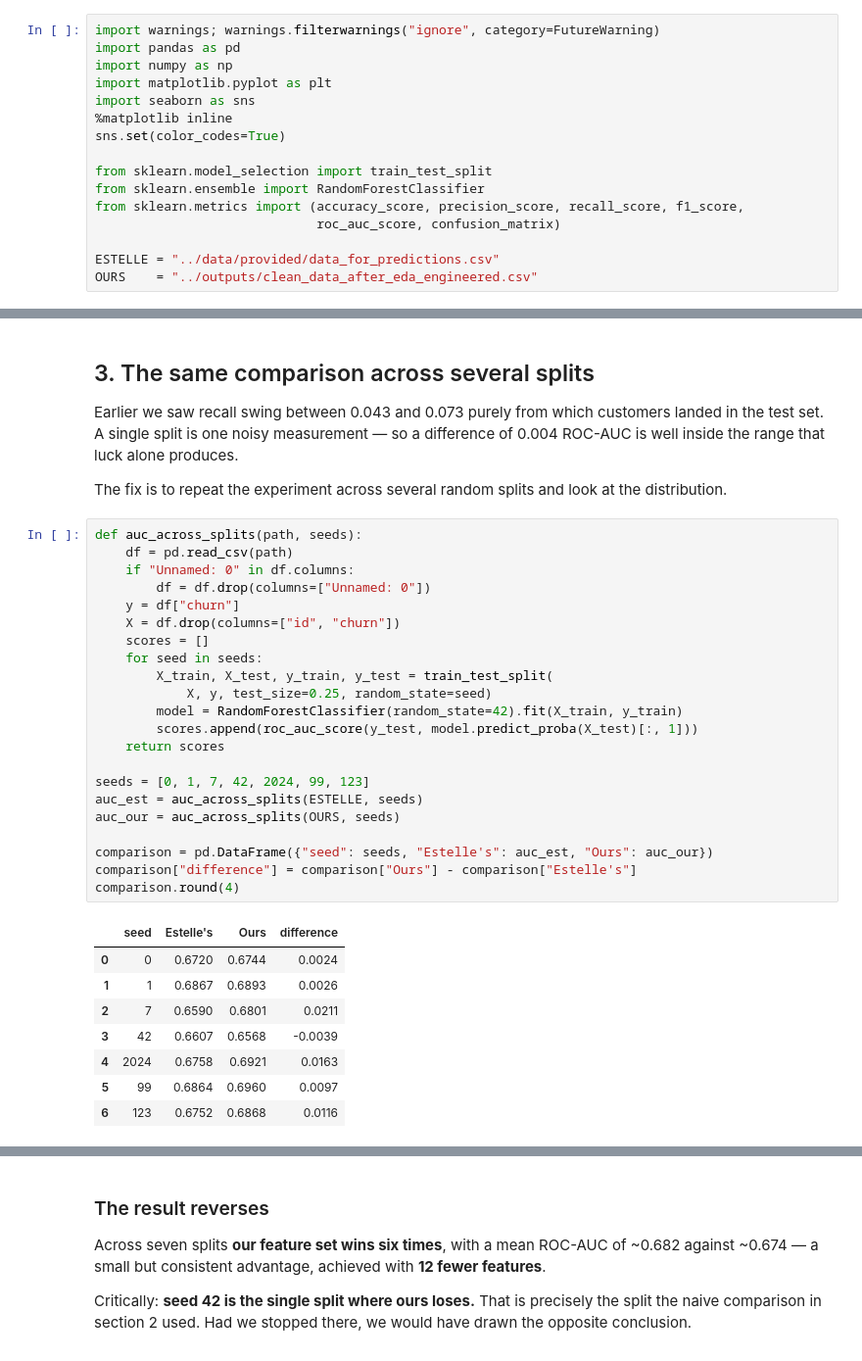
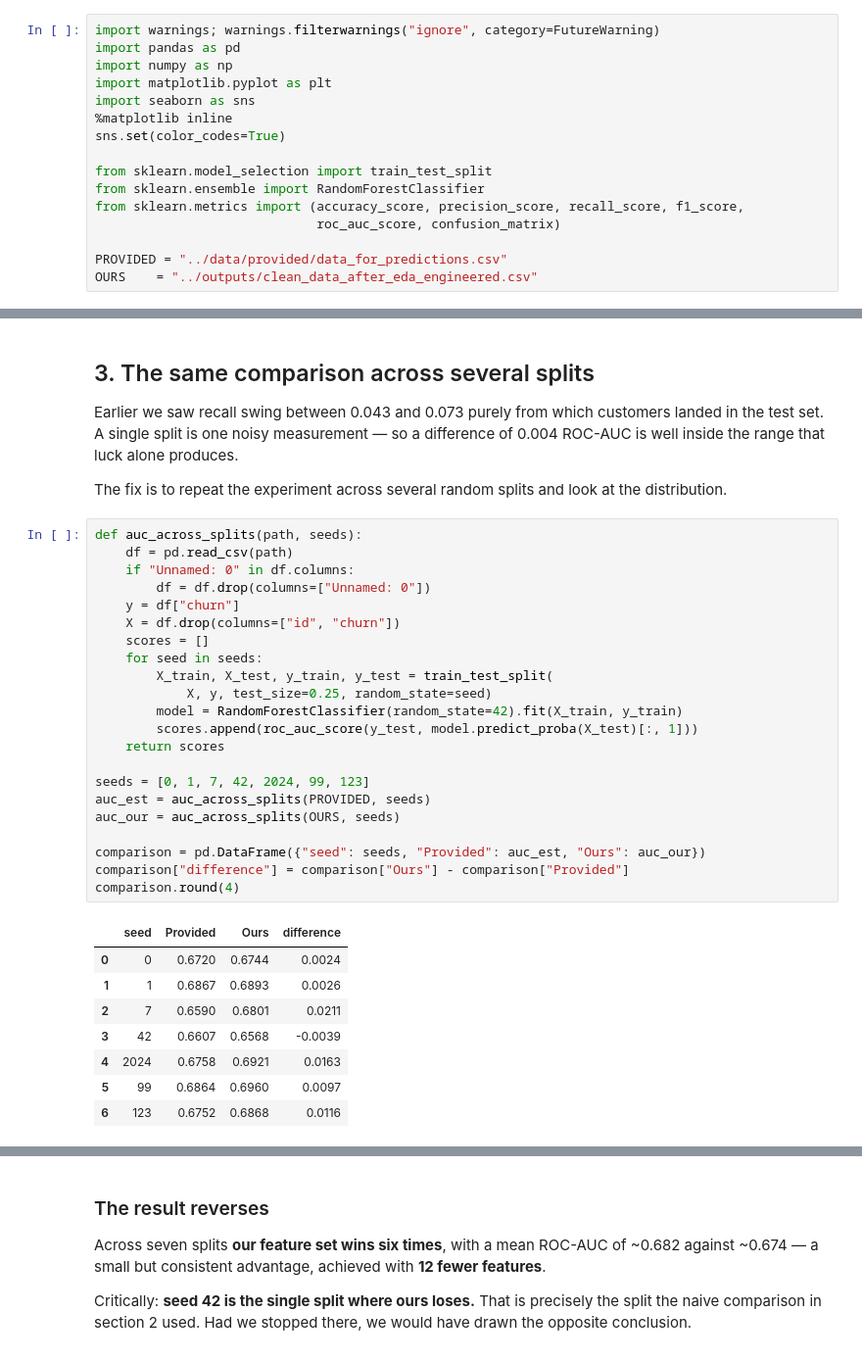
Before and after one commit to layaung-linnlett/powerco-churn-analysis, a Jupyter notebook: notebooks/04_feature_set_comparison.ipynb, the cells around one changed output, grey strips where cells are left out. Shown at 98% size. Drawn from its saved outputs; the diff is of its cells as text.

```diff
--- a/notebooks/04_feature_set_comparison.ipynb
+++ b/notebooks/04_feature_set_comparison.ipynb
@@ -38,7 +38,7 @@ from sklearn.ensemble import RandomForestClassifier
 from sklearn.metrics import (accuracy_score, precision_score, recall_score, f1_score,
                              roc_auc_score, confusion_matrix)
 
-ESTELLE = "../data/provided/data_for_predictions.csv"
+PROVIDED = "../data/provided/data_for_predictions.csv"
 OURS    = "../outputs/clean_data_after_eda_engineered.csv"
 # %% [markdown]
 ## 1. Confirm the two datasets are directly comparable
@@ -136,27 +136,27 @@ The fix is to repeat the experiment across several random splits and look at the
 # %%
 def auc_across_splits(path, seeds):
     df = pd.read_csv(path)
     if "Unnamed: 0" in df.columns:
         df = df.drop(columns=["Unnamed: 0"])
     y = df["churn"]
     X = df.drop(columns=["id", "churn"])
     scores = []
     for seed in seeds:
         X_train, X_test, y_train, y_test = train_test_split(
             X, y, test_size=0.25, random_state=seed)
         model = RandomForestClassifier(random_state=42).fit(X_train, y_train)
         scores.append(roc_auc_score(y_test, model.predict_proba(X_test)[:, 1]))
     return scores
 
 seeds = [0, 1, 7, 42, 2024, 99, 123]
-auc_est = auc_across_splits(ESTELLE, seeds)
+auc_est = auc_across_splits(PROVIDED, seeds)
 auc_our = auc_across_splits(OURS, seeds)
 
-comparison = pd.DataFrame({"seed": seeds, "Estelle's": auc_est, "Ours": auc_our})
-comparison["difference"] = comparison["Ours"] - comparison["Estelle's"]
+comparison = pd.DataFrame({"seed": seeds, "Provided": auc_est, "Ours": auc_our})
+comparison["difference"] = comparison["Ours"] - comparison["Provided"]
 comparison.round(4)
 # %% [output]
-|  | seed | Estelle's | Ours | difference |
+|  | seed | Provided | Ours | difference |
 | 0 | 0 | 0.6720 | 0.6744 | 0.0024 |
 | 1 | 1 | 0.6867 | 0.6893 | 0.0026 |
 | 2 | 7 | 0.6590 | 0.6801 | 0.0211 |
```
Also changed, not shown: parts of 9 cells of this notebook, 3 other files.
